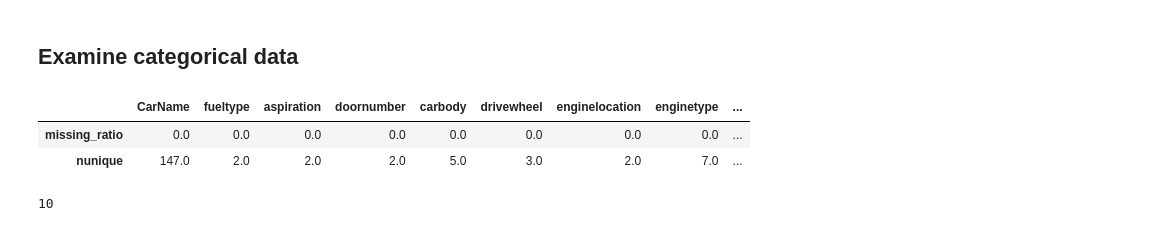
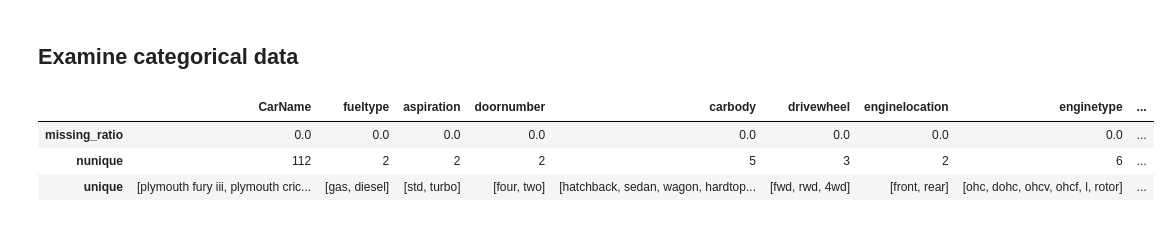
Before and after one commit to LeKiet258/basic-ML-models, a Jupyter notebook: Lab06_car price prediction.ipynb/car_price_prediction.ipynb, the cells around one changed output. Cells and saved outputs as stored; diff of their text form; code cells hidden in the pictures.

```diff
--- a/Lab06_car price prediction.ipynb/car_price_prediction.ipynb
+++ b/Lab06_car price prediction.ipynb/car_price_prediction.ipynb
@@ -34,0 +42,7 @@ cars.duplicated().sum()
+# %%
+y_sr = cars["price"]
+X_df = cars.drop("price", axis=1)
+# %%
+X_train, X_test, y_train, y_test = train_test_split(X_df, y_sr, test_size=0.2, random_state=0)
+X_train, X_val, y_train, y_val = train_test_split(X_train, y_train, test_size=0.1, random_state=0)
+X_train.shape, X_val.shape, X_test.shape
@@ -34,0 +53,3 @@ cars.duplicated().sum()
+# %%
+df_train = pd.concat([X_train, y_train], axis=1)
+df_train.head()
@@ -96,13 +150,10 @@ Insights:
 # %% [markdown]
 ## Examine categorical data
 # %%
-cat_cols = cars.select_dtypes([object]).columns
-cars[cat_cols].agg([missing_ratio, pd.Series.nunique])
+cat_cols = df_train.select_dtypes([object]).columns
+X_train[cat_cols].agg([missing_ratio, pd.Series.nunique, pd.Series.unique])
 # %% [output]
 |  | CarName | fueltype | aspiration | doornumber | carbody | drivewheel | enginelocation | enginetype | ... |
 | missing_ratio | 0.0 | 0.0 | 0.0 | 0.0 | 0.0 | 0.0 | 0.0 | 0.0 | ... |
-| nunique | 147.0 | 2.0 | 2.0 | 2.0 | 5.0 | 3.0 | 2.0 | 7.0 | ... |
+| nunique | 112 | 2 | 2 | 2 | 5 | 3 | 2 | 6 | ... |
+| unique | [plymouth fury iii, plymouth cric... | [gas, diesel] | [std, turbo] | [four, two] | [hatchback, sedan, wagon, hardtop... | [fwd, rwd, 4wd] | [front, rear] | [ohc, dohc, ohcv, ohcf, l, rotor] | ... |
-# %%
-len(cat_cols)
-# %% [output]
-10
```
Also changed, not shown: parts of 30 cells of this notebook.
